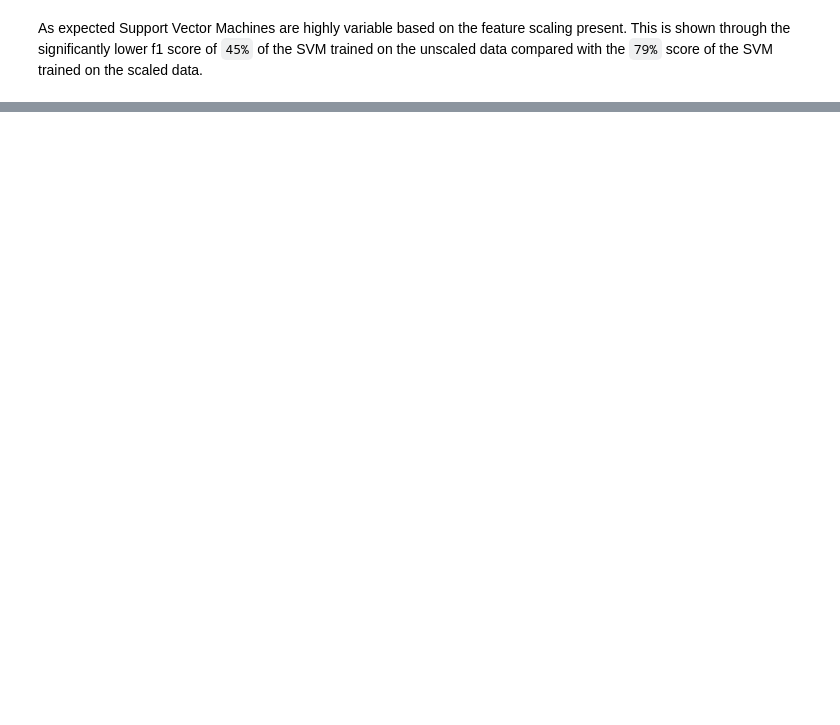
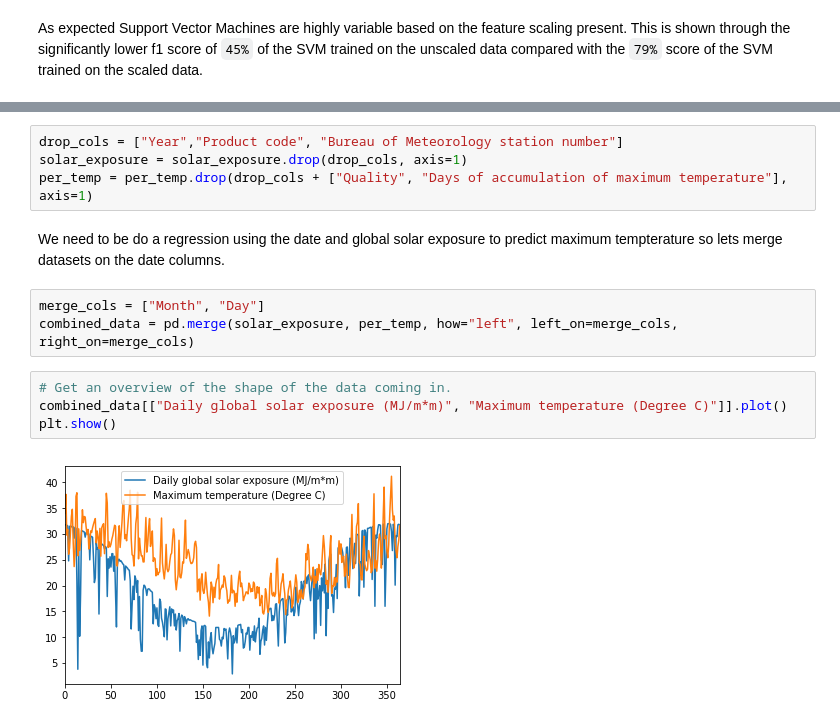
Before and after one commit to SamuelHeath/handson-ml, a Jupyter notebook: labs/lab3/lab03.ipynb, the cells around one changed output, grey strips where cells are left out. Cells and saved outputs as stored; diff of their text form; blank space fills up the shorter version.

```diff
--- a/labs/lab3/lab03.ipynb
+++ b/labs/lab3/lab03.ipynb
@@ -195,0 +224,15 @@ per_temp.head()
+# %%
+drop_cols = ["Year","Product code", "Bureau of Meteorology station number"]
+solar_exposure = solar_exposure.drop(drop_cols, axis=1)
+per_temp = per_temp.drop(drop_cols + ["Quality", "Days of accumulation of maximum temperature"], axis=1)
+# %% [markdown]
+We need to be do a regression using the date and global solar exposure to predict maximum tempterature so lets merge datasets on the date columns.
+# %%
+merge_cols = ["Month", "Day"]
+combined_data = pd.merge(solar_exposure, per_temp, how="left", left_on=merge_cols, right_on=merge_cols)
+# %%
+# Get an overview of the shape of the data coming in.
+combined_data[["Daily global solar exposure (MJ/m*m)", "Maximum temperature (Degree C)"]].plot()
+plt.show()
+# %% [output]
+[figure, added]
```
Also changed, not shown: parts of 24 cells of this notebook.
